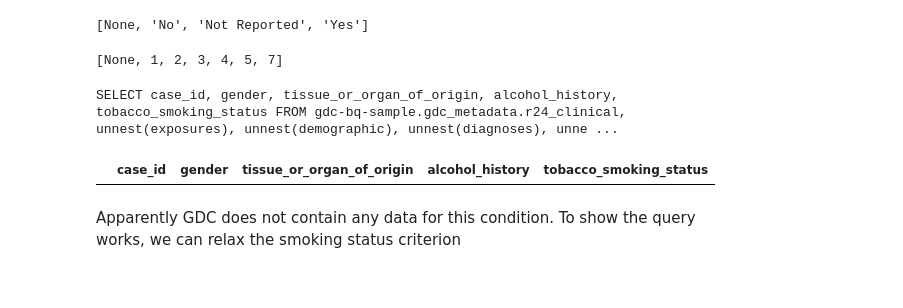
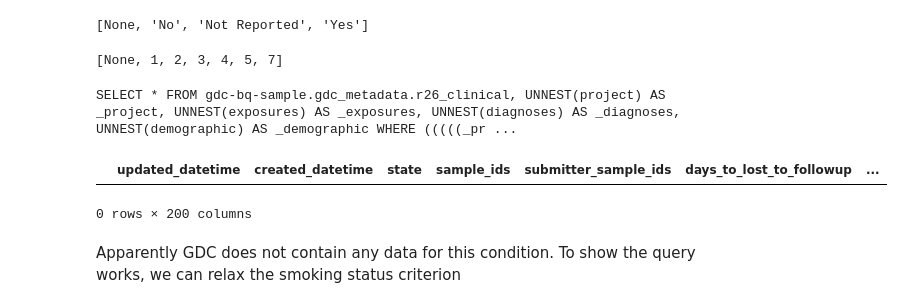
Before and after one commit to CancerDataAggregator/translator-prototype, a Jupyter notebook: CDA-MVP-Query-examples.ipynb, the cells around one changed output. Cells and saved outputs as stored; diff of their text form; code cells hidden in the pictures.

```diff
--- a/CDA-MVP-Query-examples.ipynb
+++ b/CDA-MVP-Query-examples.ipynb
@@ -62,6 +65,6 @@ Row 17
 
 Select data from female donors from the TCGA-HNSC project from tissue samples from the tongue and exposure to both smoking and alcohol
 # %%
-c1 = C('project_id', '=', 'TCGA-HNSC')
-c2 = C('gender', '=', 'female')
+c1 = C('project.project_id', '=', 'TCGA-HNSC')
+c2 = C('demographic.gender', '=', 'female')
 # %%
@@ -85,5 +88,5 @@ dataset.unique_values_for("tissue_or_organ_of_origin")
  'Vertebral column',
  'Vulva, NOS']
 # %%
-c3 = C('tissue_or_organ_of_origin', '=', 'Tongue, NOS')
+c3 = C('diagnoses.tissue_or_organ_of_origin', '=', 'Tongue, NOS')
 # %%
@@ -91,5 +94,5 @@ dataset.unique_values_for('alcohol_history')
 # %% [output]
 [None, 'No', 'Not Reported', 'Yes']
 # %%
-c4 = C('alcohol_history', '=', 'Yes')
+c4 = C('exposures.alcohol_history', '=', 'Yes')
 # %%
@@ -97,14 +100,16 @@ dataset.unique_values_for('tobacco_smoking_status')
 # %% [output]
 [None, 1, 2, 3, 4, 5, 7]
 # %%
-c5 = C('tobacco_smoking_status', 'IS NOT', None)
+c5 = C('exposures.tobacco_smoking_status', 'IS NOT', None)
 # %%
-columns = ['case_id', 'gender', 'tissue_or_organ_of_origin', 'alcohol_history', 'tobacco_smoking_status']
-q = c1.And(c2).And(c3).And(c4).And(c5)
-print(q.sql(columns, dataset))
-q.as_df(columns, dataset)
+c = c1.And(c2).And(c3).And(c4).And(c5)
+print(dataset.sql(c))
+rows = dataset.query(c)
+
+rows.to_dataframe()
 # %% [output]
-SELECT case_id, gender, tissue_or_organ_of_origin, alcohol_history, tobacco_smoking_status FROM gdc-bq-sample.gdc_metadata.r24_clinical, unnest(exposures), unnest(demographic), unnest(diagnoses), unne ...
+SELECT * FROM gdc-bq-sample.gdc_metadata.r26_clinical, UNNEST(project) AS _project, UNNEST(exposures) AS _exposures, UNNEST(diagnoses) AS _diagnoses, UNNEST(demographic) AS _demographic WHERE (((((_pr ...
-|  | case_id | gender | tissue_or_organ_of_origin | alcohol_history | tobacco_smoking_status |
+|  | updated_datetime | created_datetime | state | sample_ids | submitter_sample_ids | days_to_lost_to_followup | ... |
+0 rows × 200 columns
 # %% [markdown]
 Apparently GDC does not contain any data for this condition. To show the query works, we can relax the smoking status criterion
```
Also changed, not shown: parts of 15 cells of this notebook, 1 other file.
